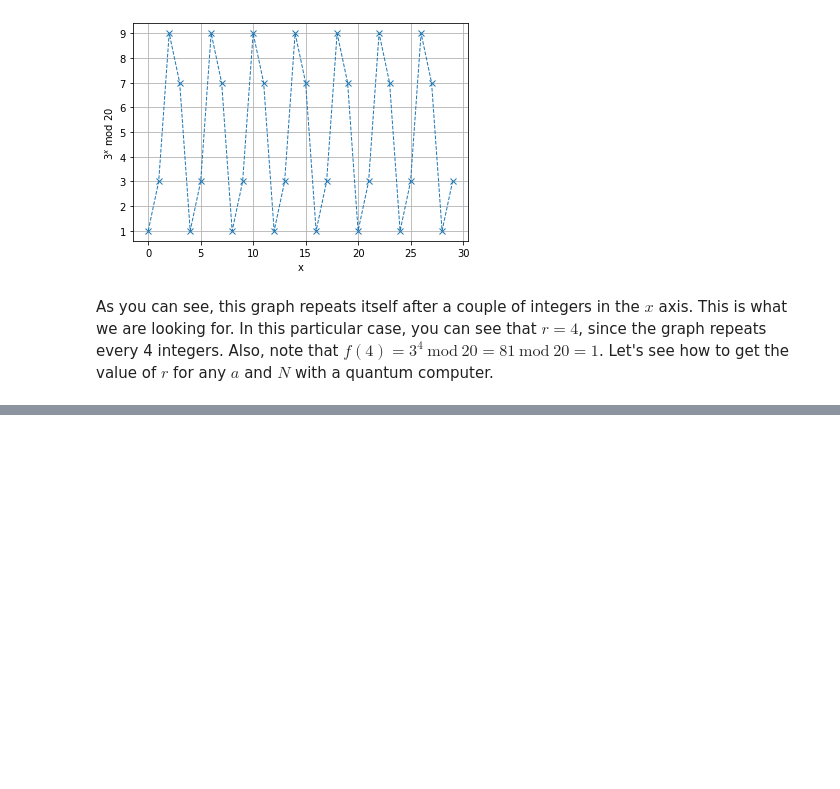
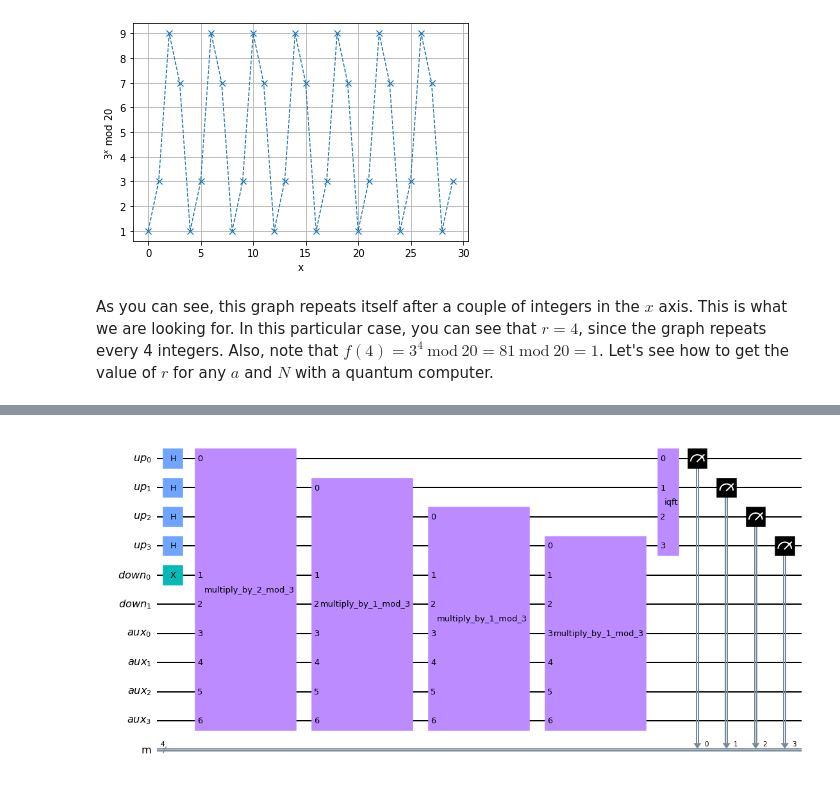
Before and after one commit to epelaaez/QuantumLibrary, a Jupyter notebook: algorithms/Prime Factorization.ipynb, the cells around one changed output, grey strips where cells are left out. Saved outputs shown, nothing was run; the diff lists cells and outputs as text; code cells hidden in the pictures; blank space fills up the shorter version.

Commit message:
Update Prime Factorization.ipynb
finish shor's algorithm notebook

```diff
--- a/algorithms/Prime Factorization.ipynb
+++ b/algorithms/Prime Factorization.ipynb
@@ -119,0 +169,11 @@ To do:
+# %%
+from qiskit.algorithms import Shor
+from qiskit import Aer
+
+backend = Aer.get_backend('qasm_simulator')
+
+shors = Shor(backend)
+qc = shors.construct_circuit(N=3, measurement=True)
+qc.draw('mpl')
+# %% [output]
+[figure, added]
```
Also changed, not shown: parts of 16 cells of this notebook.
